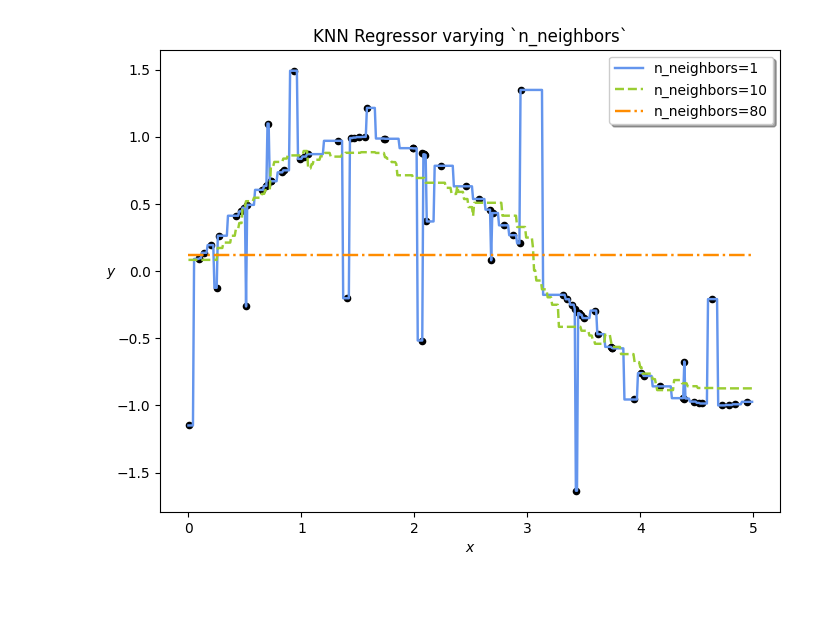
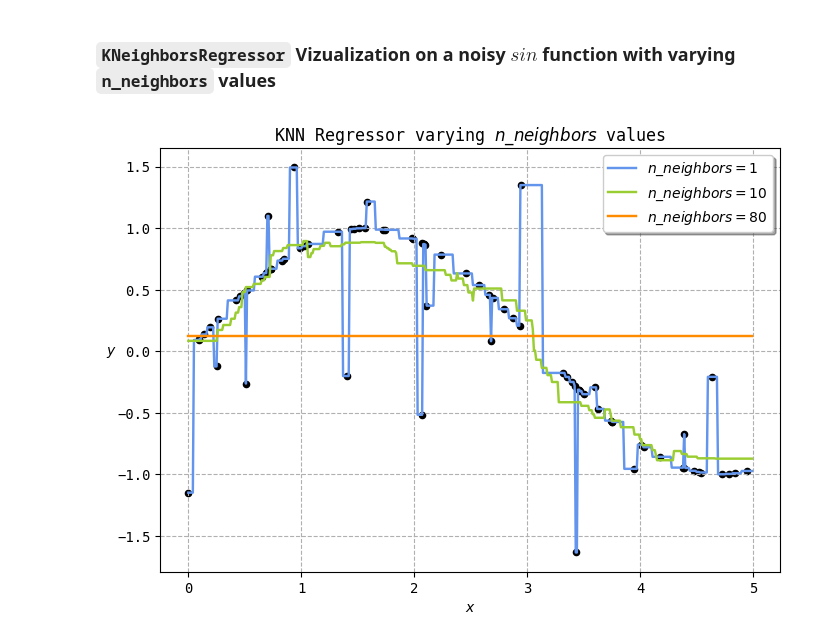
Before and after one commit to ben-my-to/mpitree, a Jupyter notebook: knn.ipynb, the cells around one changed output. Drawn from its saved outputs; the diff is of its cells as text; code cells hidden in the pictures; blank space fills up the shorter version.

```diff
--- a/knn.ipynb
+++ b/knn.ipynb
@@ -1,13 +1,16 @@
 # %%
 import numpy as np
+
+np.random.seed(42)
 
 from sklearn.base import BaseEstimator, ClassifierMixin, RegressorMixin
 from sklearn.metrics import accuracy_score, mean_squared_error, euclidean_distances
 from sklearn.utils.validation import check_array, check_is_fitted, check_X_y
+from sklearn.datasets import make_moons, load_iris, load_diabetes
+from sklearn.model_selection import train_test_split
 
 from scipy.stats import mode
 
 import matplotlib.pyplot as plt
-from matplotlib.colors import ListedColormap
 
-np.random.seed(42)
+plt.rcParams["font.family"] = "monospace"
@@ -179,0 +230,10 @@ class KNeighborsRegressor(BaseEstimator, RegressorMixin):
+# %%
+diabetes = load_diabetes()
+
+X_train, X_test, y_train, y_test = train_test_split(
+    diabetes.data, diabetes.target, test_size=0.2, random_state=42
+)
+
+regr = KNeighborsRegressor()
+regr.fit(X_train, y_train)
+regr.score(X_test, y_test).round(2)
@@ -269,0 +369,2 @@ plt.show()
+# %% [markdown]
+### `KNeighborsRegressor` Vizualization on a noisy $sin$ function with varying `n_neighbors` values
@@ -270,29 +377,26 @@ plt.show()
 # %%
-rng = np.random.RandomState(1)
+pallete = "cornflowerblue", "yellowgreen", "darkorange"
+n_neighbors = 1, 10, 80
 
-X = np.sort(5 * rng.rand(80, 1), axis=0)
-y = np.sin(X).ravel()
-y[::5] += 3 * (0.5 - rng.rand(16))
-
-plt.figure(figsize=(8, 6))
-plt.scatter(X, y, s=20, c="black")
+plt.figure(figsize=(8, 5.5))
+plt.scatter(X, y, s=20, c="k")
 
 X_test = np.arange(0.0, 5.0, 0.01)[:, np.newaxis]
 
-linestyles = "solid", "dashed", "dashdot"
-pallete = "cornflowerblue", "yellowgreen", "darkorange"
-n_neighbors = 1, 10, 80
-
-for n_neighbors, color, linestyle in zip(n_neighbors, pallete, linestyles):
-    regr = KNeighborsRegressor(n_neighbors=n_neighbors).fit(X, y)
+for k, color in zip(n_neighbors, pallete):
+    regr = KNeighborsRegressor(n_neighbors=k).fit(X, y)
     y_pred = regr.predict(X_test)
-    plt.plot(X_test, y_pred, color=color, label=f"n_neighbors={n_neighbors}", linewidth=1.75, linestyle=linestyle)
+    plt.plot(X_test, y_pred, color=color, label=f"$n\_neighbors={k}$", linewidth=1.75)
 
 plt.xlabel("$x$")
 plt.ylabel("$y$", rotation=0)
 
-plt.title(f"KNN Regressor varying `n_neighbors`")
+plt.title(f"KNN Regressor varying $n\_neighbors$ values")
 plt.legend(shadow=True)
+
+plt.rc("grid", linestyle="--")
+plt.grid(True)
+
 plt.show()
 # %% [output]
-[figure, old version]
+[figure, new version]
```
Also changed, not shown: parts of 17 cells of this notebook, 2 other files.
